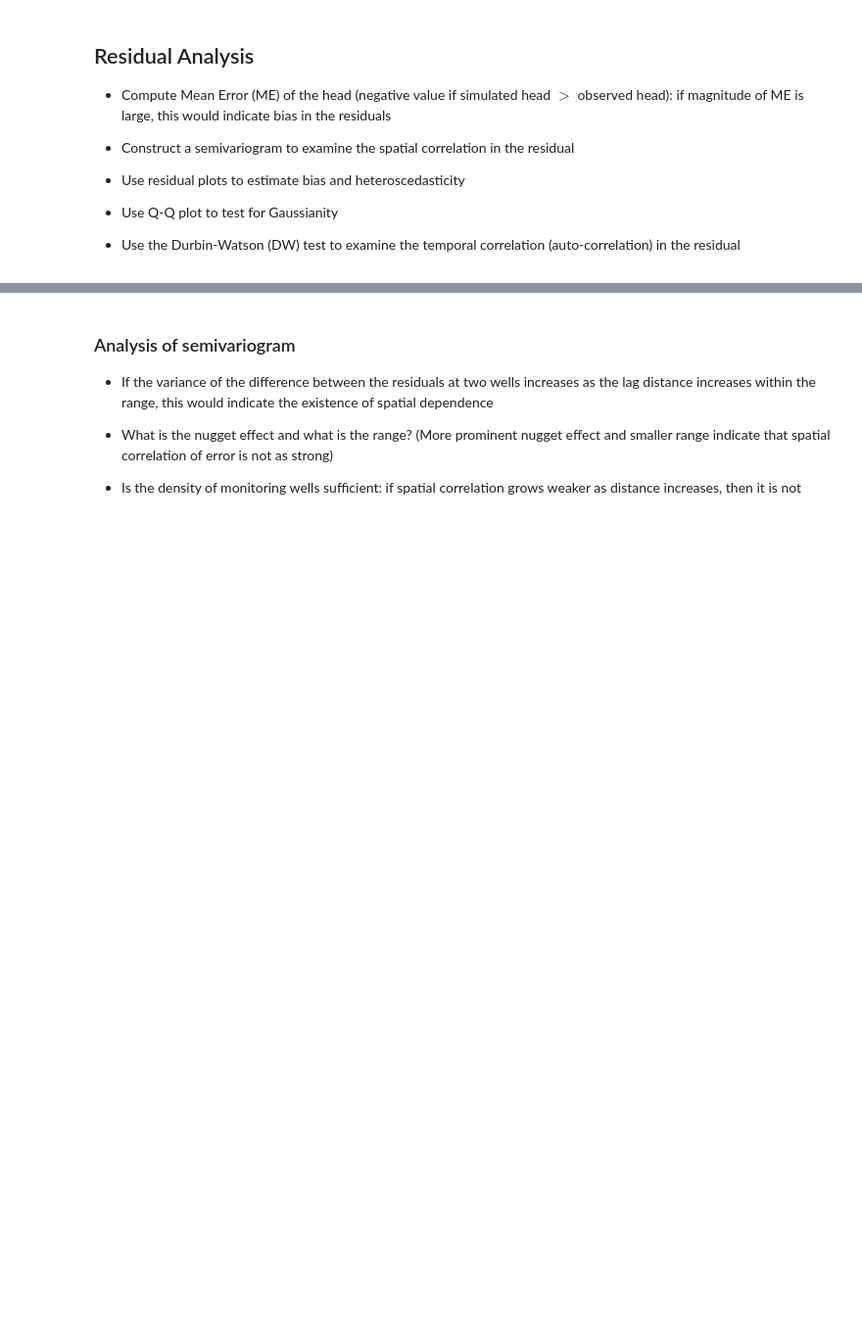
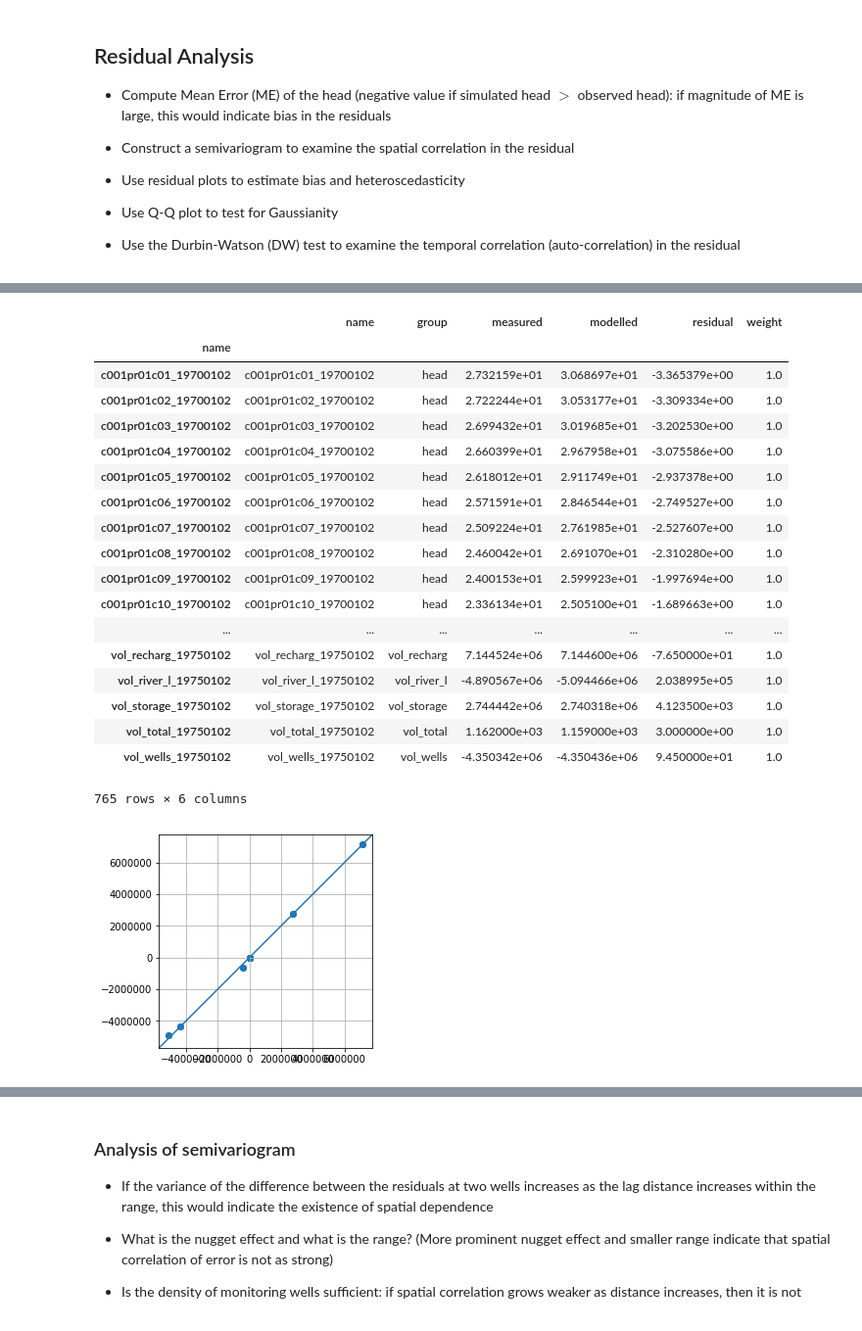
Before and after one commit to rj678/DDM, a Jupyter notebook: DDM_UQ_main_1.ipynb, the cells around one changed output, grey strips where cells are left out. Shown at 98% size. Cells and saved outputs as stored; diff of their text form; code cells hidden in the pictures; blank space fills up the shorter version.

```diff
--- a/DDM_UQ_main_1.ipynb
+++ b/DDM_UQ_main_1.ipynb
@@ -126,0 +159,36 @@ pyEMU and PEST++
+# %%
+# compute all the residuals
+
+pst = pyemu.Pst(os.path.join(working_dir,pst_name))
+res_nz = pst.res.loc[pst.nnz_obs_names,:]
+ax = plt.subplot(111,aspect="equal")
+ax.scatter(res_nz.modelled,res_nz.measured)
+xlim,ylim = ax.get_xlim(),ax.get_ylim()
+mx,mn = max(xlim[1],ylim[1]),min(xlim[0],ylim[0])
+
+ax.plot([mn,mx],[mn,mx])
+ax.set_xlim(mn,mx)
+ax.set_ylim(mn,mx)
+ax.grid()
+res_nz
+# %% [output]
+|  | name | group | measured | modelled | residual | weight |
+| name |  |  |  |  |  |  |
+| c001pr01c01_19700102 | c001pr01c01_19700102 | head | 2.732159e+01 | 3.068697e+01 | -3.365379e+00 | 1.0 |
+| c001pr01c02_19700102 | c001pr01c02_19700102 | head | 2.722244e+01 | 3.053177e+01 | -3.309334e+00 | 1.0 |
+| c001pr01c03_19700102 | c001pr01c03_19700102 | head | 2.699432e+01 | 3.019685e+01 | -3.202530e+00 | 1.0 |
+| c001pr01c04_19700102 | c001pr01c04_19700102 | head | 2.660399e+01 | 2.967958e+01 | -3.075586e+00 | 1.0 |
+| c001pr01c05_19700102 | c001pr01c05_19700102 | head | 2.618012e+01 | 2.911749e+01 | -2.937378e+00 | 1.0 |
+| c001pr01c06_19700102 | c001pr01c06_19700102 | head | 2.571591e+01 | 2.846544e+01 | -2.749527e+00 | 1.0 |
+| c001pr01c07_19700102 | c001pr01c07_19700102 | head | 2.509224e+01 | 2.761985e+01 | -2.527607e+00 | 1.0 |
+| c001pr01c08_19700102 | c001pr01c08_19700102 | head | 2.460042e+01 | 2.691070e+01 | -2.310280e+00 | 1.0 |
+| c001pr01c09_19700102 | c001pr01c09_19700102 | head | 2.400153e+01 | 2.599923e+01 | -1.997694e+00 | 1.0 |
+| c001pr01c10_19700102 | c001pr01c10_19700102 | head | 2.336134e+01 | 2.505100e+01 | -1.689663e+00 | 1.0 |
+| ... | ... | ... | ... | ... | ... | ... |
+| vol_recharg_19750102 | vol_recharg_19750102 | vol_recharg | 7.144524e+06 | 7.144600e+06 | -7.650000e+01 | 1.0 |
+| vol_river_l_19750102 | vol_river_l_19750102 | vol_river_l | -4.890567e+06 | -5.094466e+06 | 2.038995e+05 | 1.0 |
+| vol_storage_19750102 | vol_storage_19750102 | vol_storage | 2.744442e+06 | 2.740318e+06 | 4.123500e+03 | 1.0 |
+| vol_total_19750102 | vol_total_19750102 | vol_total | 1.162000e+03 | 1.159000e+03 | 3.000000e+00 | 1.0 |
+| vol_wells_19750102 | vol_wells_19750102 | vol_wells | -4.350342e+06 | -4.350436e+06 | 9.450000e+01 | 1.0 |
+765 rows × 6 columns
+[figure, added]
```
Also changed, not shown: parts of 15 cells of this notebook, 3 other files.
